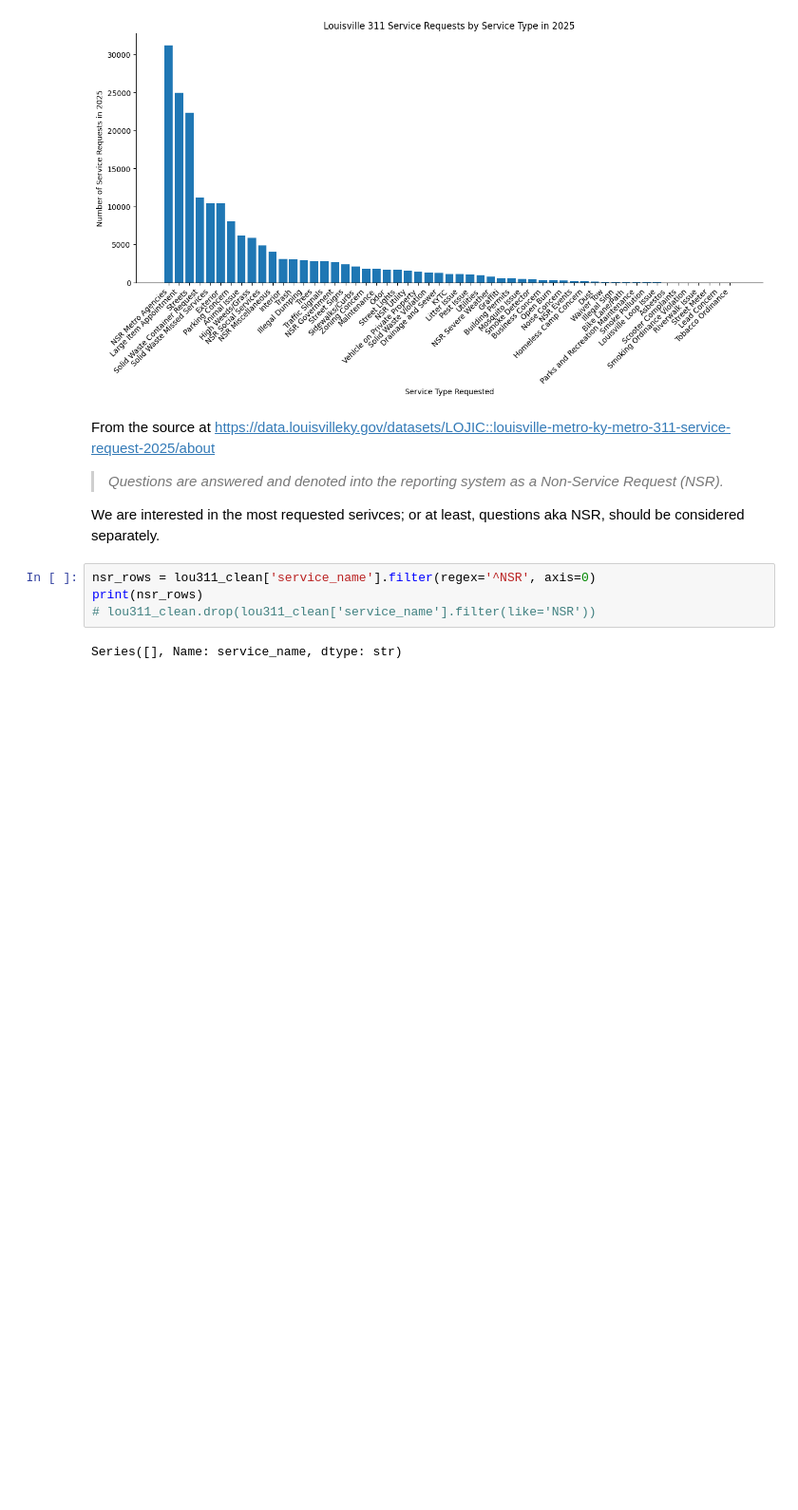
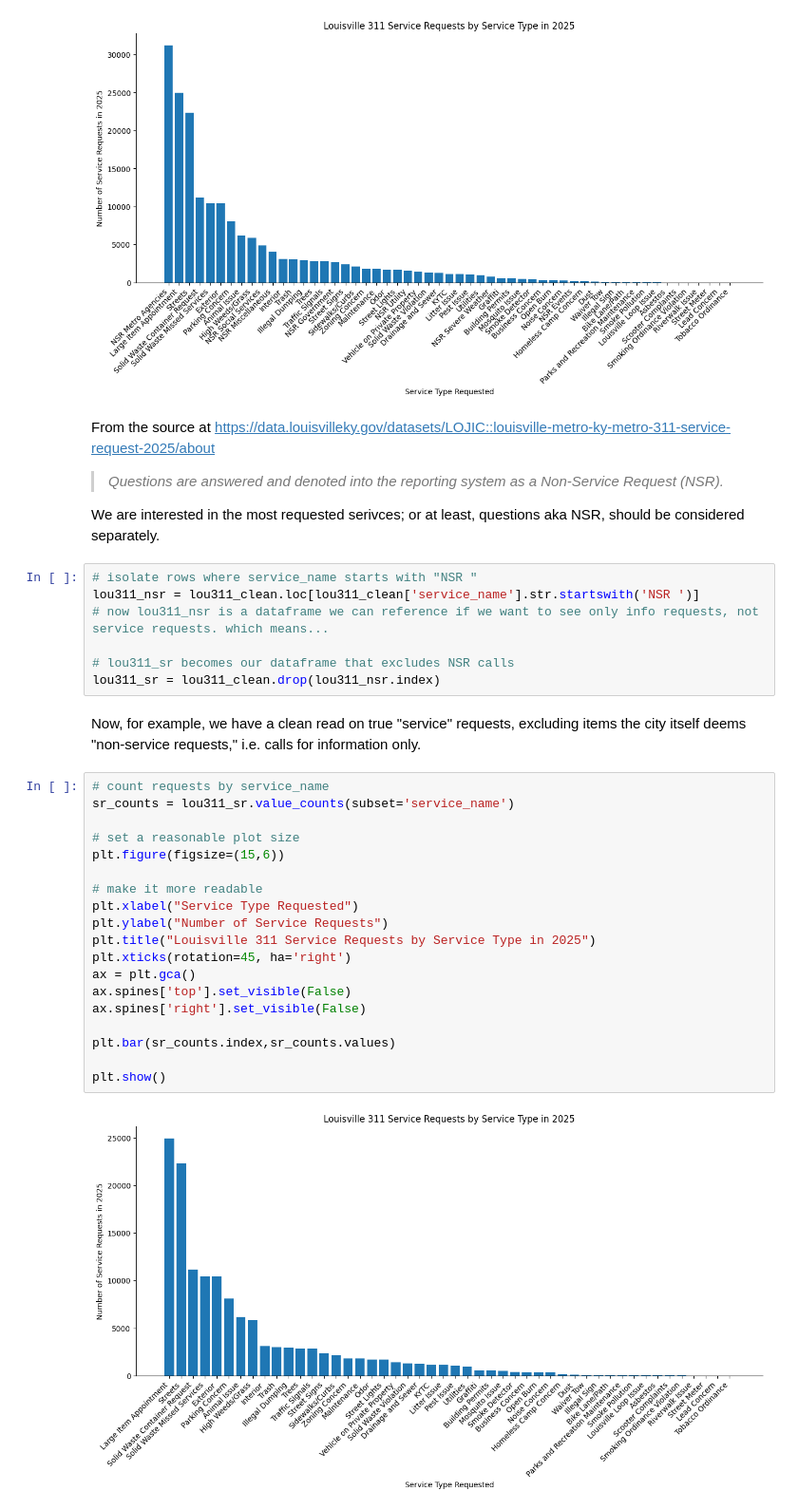
Before and after one commit to peachfiend-42/LouKY_311_Exploration, a Jupyter notebook: LouKY_311_Exploration/initial_views.ipynb, the cells around one changed output. Shown at 95% size. Saved outputs shown, nothing was run; the diff lists cells and outputs as text; blank space fills up the shorter version.

```diff
--- a/LouKY_311_Exploration/initial_views.ipynb
+++ b/LouKY_311_Exploration/initial_views.ipynb
@@ -496,8 +496,32 @@ From the source at https://data.louisvilleky.gov/datasets/LOJIC::louisville-metr
 
 We are interested in the most requested serivces; or at least, questions aka NSR, should be considered separately.
 # %%
-nsr_rows = lou311_clean['service_name'].filter(regex='^NSR', axis=0)
-print(nsr_rows)
-# lou311_clean.drop(lou311_clean['service_name'].filter(like='NSR'))
+# isolate rows where service_name starts with "NSR "
+lou311_nsr = lou311_clean.loc[lou311_clean['service_name'].str.startswith('NSR ')]
+# now lou311_nsr is a dataframe we can reference if we want to see only info requests, not service requests. which means...
+
+# lou311_sr becomes our dataframe that excludes NSR calls
+lou311_sr = lou311_clean.drop(lou311_nsr.index)
-# %% [output]
-Series([], Name: service_name, dtype: str)
+# %% [markdown]
+Now, for example, we have a clean read on true "service" requests, excluding items the city itself deems "non-service requests," i.e. calls for information only.
+# %%
+# count requests by service_name
+sr_counts = lou311_sr.value_counts(subset='service_name')
+
+# set a reasonable plot size
+plt.figure(figsize=(15,6))
+
+# make it more readable
+plt.xlabel("Service Type Requested")
+plt.ylabel("Number of Service Requests")
+plt.title("Louisville 311 Service Requests by Service Type in 2025")
+plt.xticks(rotation=45, ha='right')
+ax = plt.gca()
+ax.spines['top'].set_visible(False)
+ax.spines['right'].set_visible(False)
+
+plt.bar(sr_counts.index,sr_counts.values)
+
+plt.show()
+# %% [output]
+[figure, added]
```
Also changed, not shown: parts of 10 cells of this notebook.
